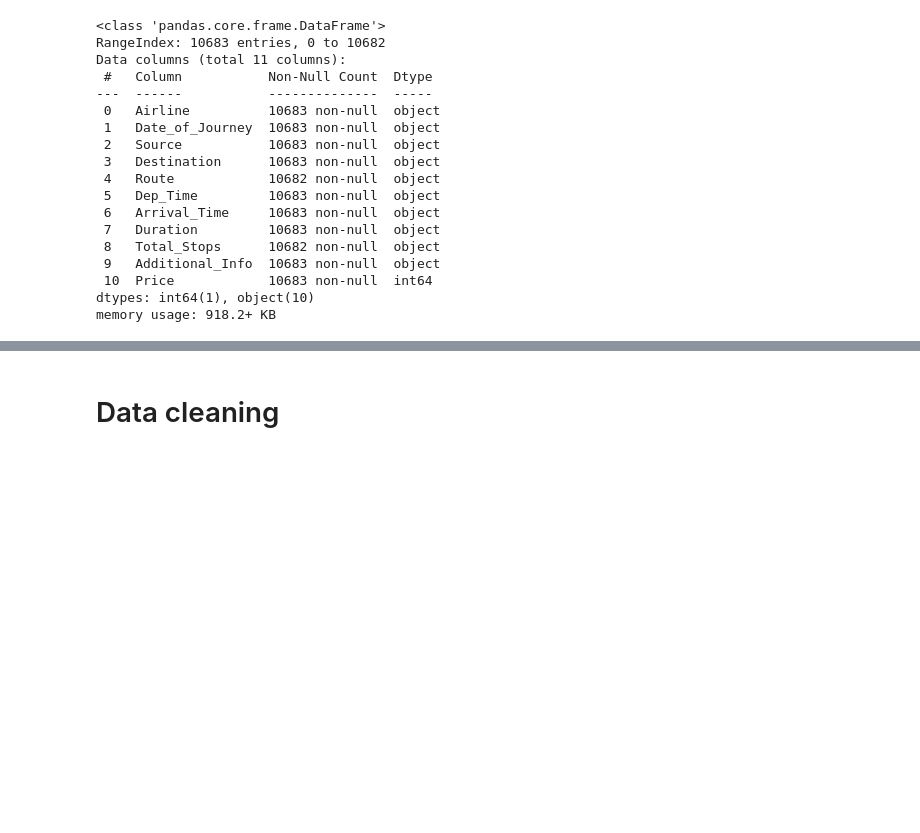
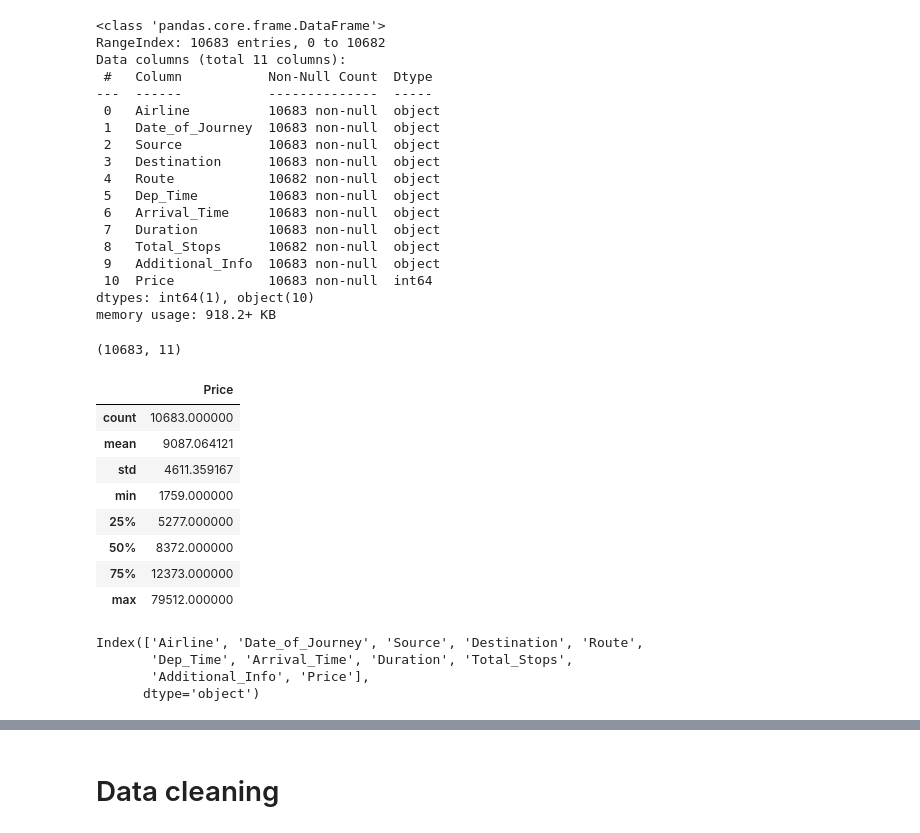
Before and after one commit to KxllSwxtch/python-projects-portfolio, a Jupyter notebook: web-scraping-and-data-analysis/flights-tickets-eda/flight-tickets-eda.ipynb, the cells around one changed output, grey strips where cells are left out. Drawn from its saved outputs; the diff is of its cells as text; code cells hidden in the pictures; blank space fills up the shorter version.

```diff
--- a/web-scraping-and-data-analysis/flights-tickets-eda/flight-tickets-eda.ipynb
+++ b/web-scraping-and-data-analysis/flights-tickets-eda/flight-tickets-eda.ipynb
@@ -45,3 +46,26 @@ Data columns (total 11 columns):
  10  Price            10683 non-null  int64
 dtypes: int64(1), object(10)
 memory usage: 918.2+ KB
+# %%
+df.shape
+# %% [output]
+(10683, 11)
+# %%
+df.describe()
+# %% [output]
+|  | Price |
+| count | 10683.000000 |
+| mean | 9087.064121 |
+| std | 4611.359167 |
+| min | 1759.000000 |
+| 25% | 5277.000000 |
+| 50% | 8372.000000 |
+| 75% | 12373.000000 |
+| max | 79512.000000 |
+# %%
+df.columns
+# %% [output]
+Index(['Airline', 'Date_of_Journey', 'Source', 'Destination', 'Route',
+       'Dep_Time', 'Arrival_Time', 'Duration', 'Total_Stops',
+       'Additional_Info', 'Price'],
+      dtype='object')
```
Also changed, not shown: parts of 7 cells of this notebook.
